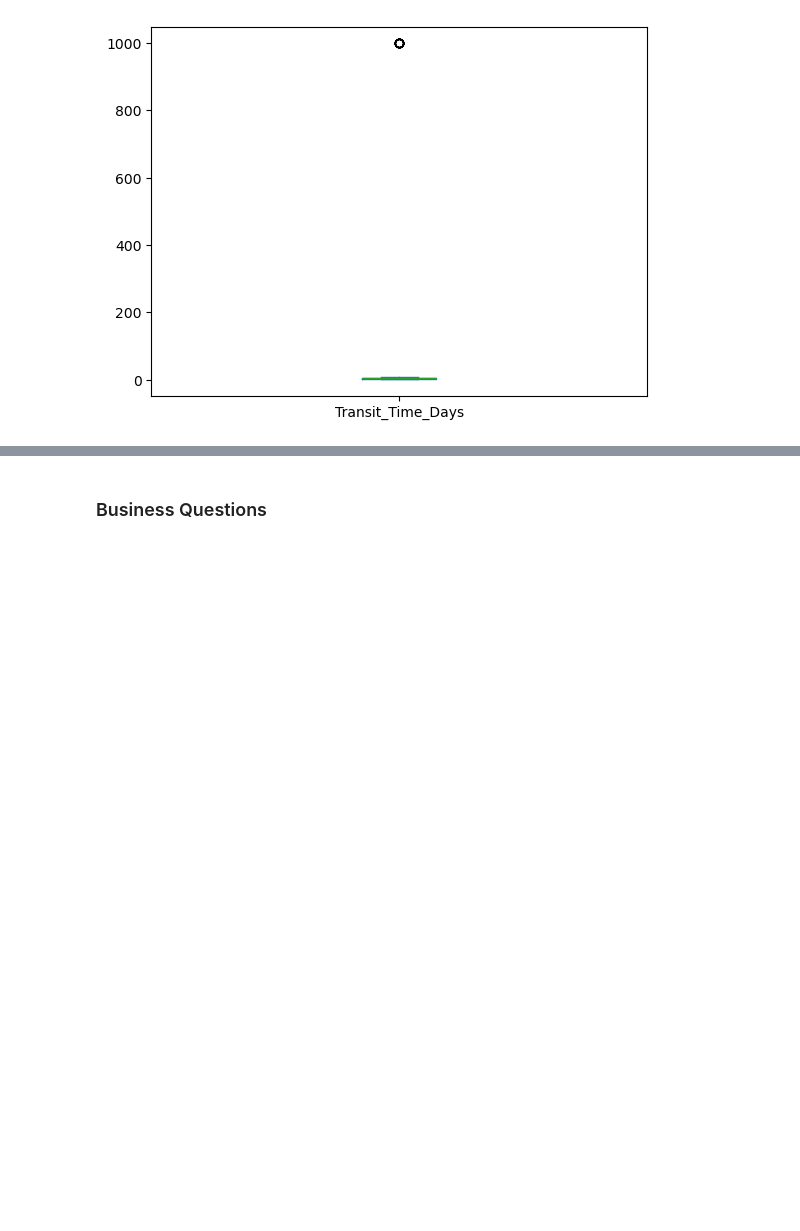
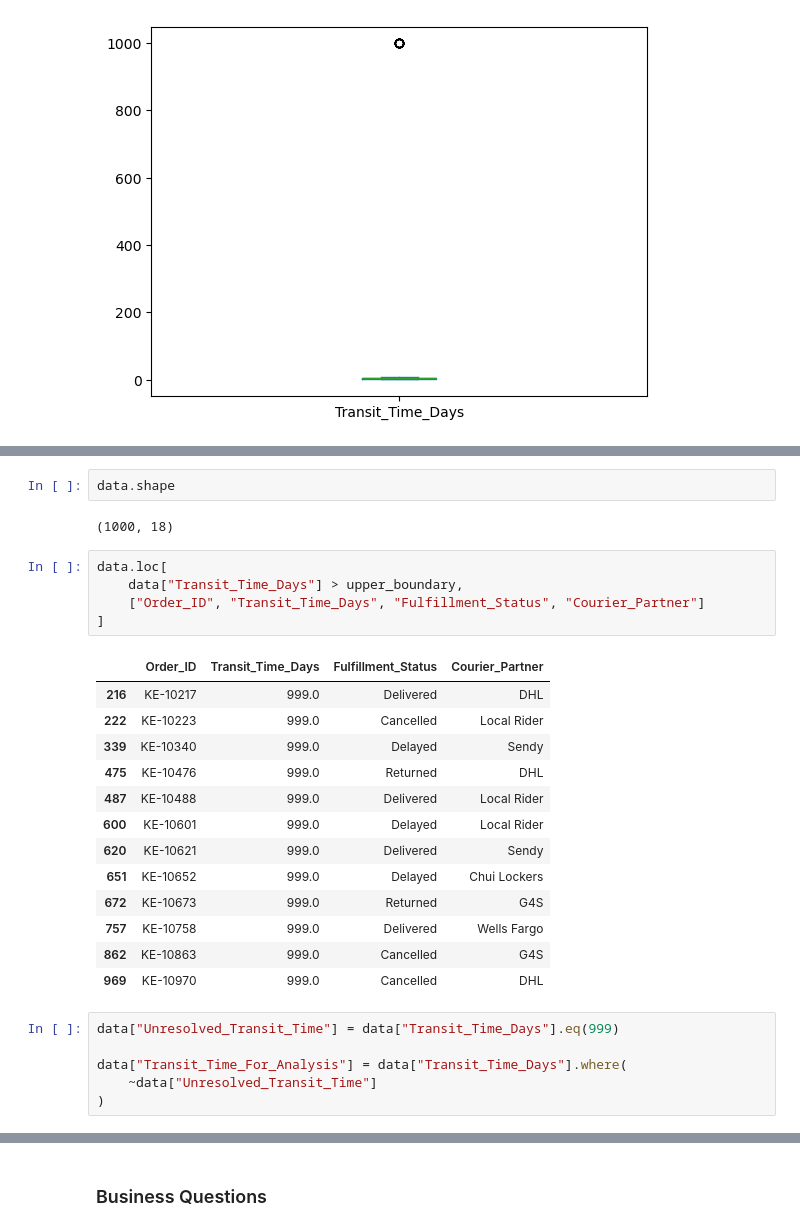
Before and after one commit to Nyambu001/E-commerce-Delivery-Performance-Analytics, a Jupyter notebook: Analysis.ipynb, the cells around one changed output, grey strips where cells are left out. Drawn from its saved outputs; the diff is of its cells as text; blank space fills up the shorter version.

```diff
--- a/Analysis.ipynb
+++ b/Analysis.ipynb
@@ -275,6 +387,35 @@ data = data[data['Transit_Time_Days'] <= upper_boundary]
 # %% [output]
 The middle 50% of deliveries take between 2.0 and 6.0 days.
 Any delivery taking more than 12.0 days is mathematically an outlier.
+# %%
+data.shape
+# %% [output]
+(1000, 18)
+# %%
+data.loc[
+    data["Transit_Time_Days"] > upper_boundary,
+    ["Order_ID", "Transit_Time_Days", "Fulfillment_Status", "Courier_Partner"]
+]
+# %% [output]
+|  | Order_ID | Transit_Time_Days | Fulfillment_Status | Courier_Partner |
+| 216 | KE-10217 | 999.0 | Delivered | DHL |
+| 222 | KE-10223 | 999.0 | Cancelled | Local Rider |
+| 339 | KE-10340 | 999.0 | Delayed | Sendy |
+| 475 | KE-10476 | 999.0 | Returned | DHL |
+| 487 | KE-10488 | 999.0 | Delivered | Local Rider |
+| 600 | KE-10601 | 999.0 | Delayed | Local Rider |
+| 620 | KE-10621 | 999.0 | Delivered | Sendy |
+| 651 | KE-10652 | 999.0 | Delayed | Chui Lockers |
+| 672 | KE-10673 | 999.0 | Returned | G4S |
+| 757 | KE-10758 | 999.0 | Delivered | Wells Fargo |
+| 862 | KE-10863 | 999.0 | Cancelled | G4S |
+| 969 | KE-10970 | 999.0 | Cancelled | DHL |
+# %%
+data["Unresolved_Transit_Time"] = data["Transit_Time_Days"].eq(999)
+
+data["Transit_Time_For_Analysis"] = data["Transit_Time_Days"].where(
+    ~data["Unresolved_Transit_Time"]
+)
 # %%
 data['Transit_Time_Days'].describe()
 # %% [output]
```
Also changed, not shown: parts of 45 cells of this notebook, 1 other file.
